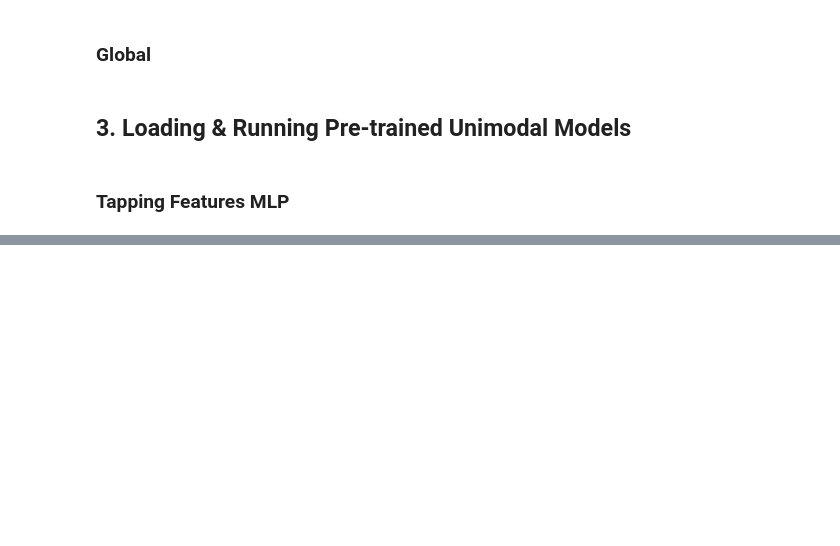
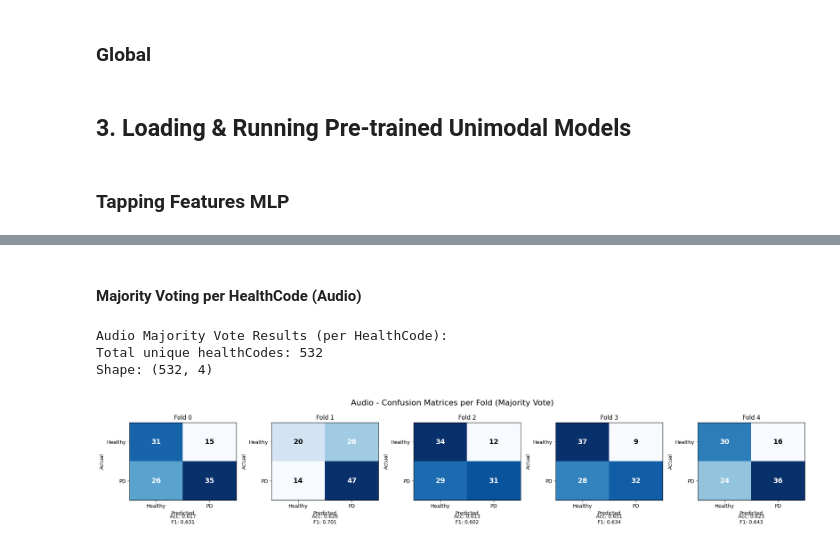
Before and after one commit to maelysclerget/multimodal-parkinson-detection-ml, a Jupyter notebook: src_GAMMA/FusionPipelines/LateFeatureFusionPipeline.ipynb, the cells around one changed output, grey strips where cells are left out. Drawn from its saved outputs; the diff is of its cells as text; code cells hidden in the pictures; blank space fills up the shorter version.

```diff
--- a/src_GAMMA/FusionPipelines/LateFeatureFusionPipeline.ipynb
+++ b/src_GAMMA/FusionPipelines/LateFeatureFusionPipeline.ipynb
@@ -144,0 +437,17 @@ with torch.no_grad():
+# %%
+# Load the dataframes for Audio
+audio_features_df = pd.read_csv(AUDIO_FEATURES)
+audio_ids_df = pd.read_csv(AUDIO_IDS)
+labels_df = pd.read_csv(LABELS)
+
+# Evaluate the audio models on the test folds
+audio_test_results = evaluate_models_on_test_folds(
+    models=audio_models,
+    features_df=audio_features_df,
+    ids_df=audio_ids_df,
+    device=device,
+    labels_df=labels_df,
+    val_test_folds_csv=VAL_TEST_FOLDS)
+
+print(f"\nAudio results summary by fold:")
+print(audio_test_results.head(10))
@@ -144,0 +545,63 @@ with torch.no_grad():
+# %% [markdown]
+#### Majority Voting per HealthCode (Audio)
+# %%
+# Create a new dataframe with majority voting per healthCode
+audio_majority_vote = audio_test_results.groupby(['healthCode', 'fold']).agg({
+    'predicted_label': lambda x: stats.mode(x, keepdims=True)[0][0],  # Majority vote
+    'actual_label': 'first'  # Should be same for all records of a healthCode
+}).reset_index()
+
+print("Audio Majority Vote Results (per HealthCode):")
+print(f"Total unique healthCodes: {audio_majority_vote['healthCode'].nunique()}")
+print(f"Shape: {audio_majority_vote.shape}\n")
+
+# Plot confusion matrices per fold
+fig, axes = plt.subplots(1, 5, figsize=(20, 4))
+fig.suptitle('Audio - Confusion Matrices per Fold (Majority Vote)', fontsize=16)
+
+for fold in range(5):
+    fold_data = audio_majority_vote[audio_majority_vote['fold'] == fold]
+    if len(fold_data) > 0:
+        cm = confusion_matrix(fold_data['actual_label'], fold_data['predicted_label'])
+
+        # Plot confusion matrix
+        im = axes[fold].imshow(cm, cmap='Blues', aspect='auto')
+        axes[fold].set_title(f'Fold {fold}')
+        axes[fold].set_xlabel('Predicted')
+        axes[fold].set_ylabel('Actual')
+        axes[fold].set_xticks([0, 1])
+        axes[fold].set_yticks([0, 1])
+        axes[fold].set_xticklabels(['Healthy', 'PD'])
+        axes[fold].set_yticklabels(['Healthy', 'PD'])
+
+        # Add text annotations
+        for i in range(2):
+            for j in range(2):
+                text = axes[fold].text(j, i, cm[i, j],
+                                      ha="center", va="center", color="white" if cm[i, j] > cm.max()/2 else "black",
+                                      fontsize=14, weight='bold')
+
+        # Compute metrics
+        acc = accuracy_score(fold_data['actual_label'], fold_data['predicted_label'])
+        f1 = f1_score(fold_data['actual_label'], fold_data['predicted_label'])
+        axes[fold].text(0.5, -0.3, f'Acc: {acc:.3f}\nF1: {f1:.3f}',
+                       ha='center', transform=axes[fold].transAxes, fontsize=10)
+
+plt.tight_layout()
+plt.show()
+
+# Overall statistics across folds
+all_labels = audio_majority_vote['actual_label'].values
+all_preds = audio_majority_vote['predicted_label'].values
+
+overall_acc = accuracy_score(all_labels, all_preds)
+overall_f1 = f1_score(all_labels, all_preds)
+
+print(f"\n**Overall (Majority Vote) - Audio:**")
+print(f"**Accuracy: {overall_acc:.4f}**")
+print(f"**F1 Score: {overall_f1:.4f}**")
+# %% [output]
+Audio Majority Vote Results (per HealthCode):
+Total unique healthCodes: 532
+Shape: (532, 4)
+[figure, added]
```
Also changed, not shown: parts of 20 cells of this notebook, 2 other files.
